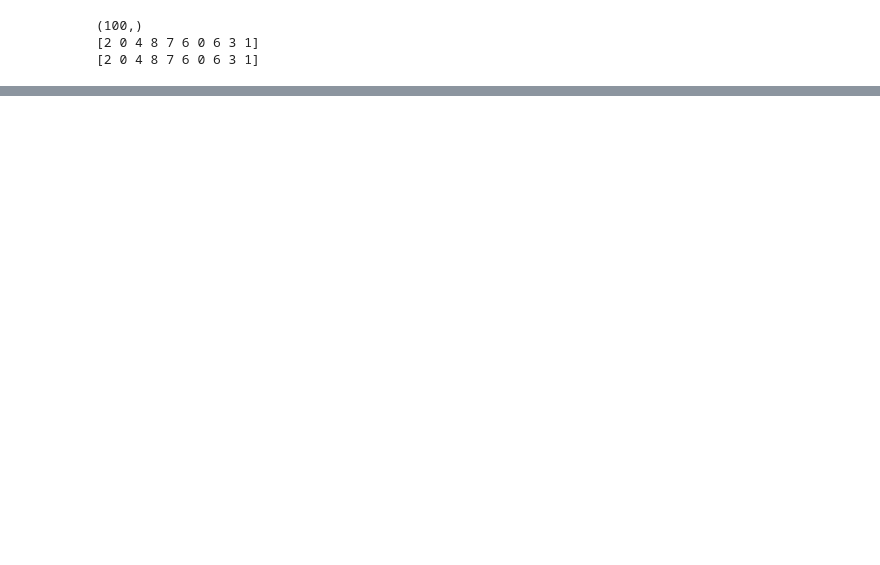
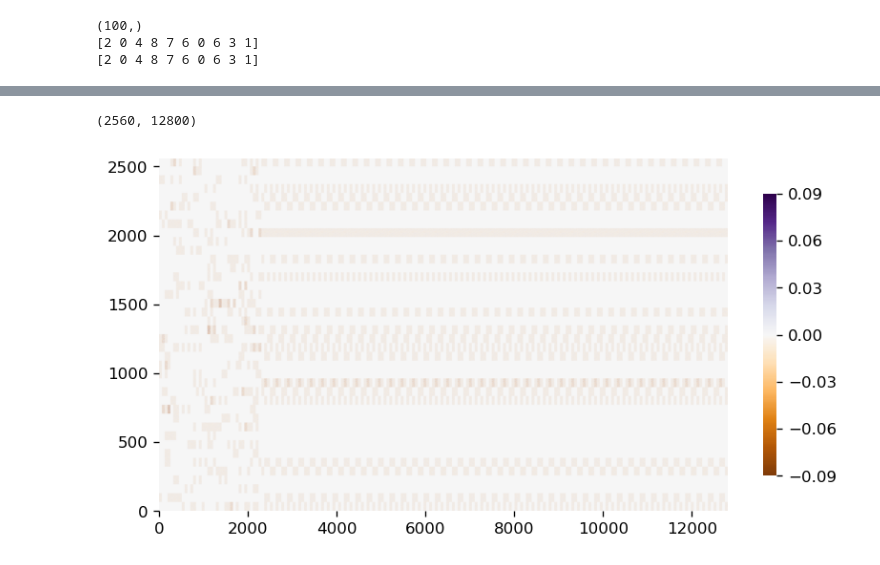
Before and after one commit to Integrated-Systems-Neuroengineering/scrramble, a Jupyter notebook: Notebooks/scrramble_mnist_recon.ipynb, the cells around one changed output, grey strips where cells are left out. Cells and saved outputs as stored; diff of their text form; code cells hidden in the pictures; blank space fills up the shorter version.

```diff
--- a/Notebooks/scrramble_mnist_recon.ipynb
+++ b/Notebooks/scrramble_mnist_recon.ipynb
@@ -220,0 +257,25 @@ print(batch['label'][:10])  # Print the first 10 labels
+# %%
+# untrained model
+untrained_model = ScRRAMBLeCapsNetWithReconstruction(
+    input_vector_size=1024,
+    capsule_size=256,
+    receptive_field_size=64,
+    connection_probability=0.2,
+    rngs=rngs,
+    layer_sizes=[50, 10],  # 20 capsules in the first layer and (translates to sum of layer_sizes cores total)
+    activation_function=nnx.relu
+)
+# %%
+caps_layers = untrained_model.scrramble_caps_layers
+primary_parent_conn = caps_layers[1].visualize_connectivity()
+primary_parent_conn.shape
+# %% [output]
+(2560, 12800)
+# %%
+fig, ax = plt.subplots(figsize=(8, 4), dpi=120)
+im = plt.imshow(primary_parent_conn, cmap='PuOr', aspect='auto', vmax=0.09, vmin=-0.09, origin='lower')
+cbar = plt.colorbar(im, ax=ax, ticks=[-0.09, -0.06, -0.03, 0, 0.03, 0.06, 0.09], shrink=0.8)
+cbar.outline.set_visible(False)
+sns.despine(fig, top=True, right=True, left=True, bottom=True)
+# %% [output]
+[figure, added]
```
Also changed, not shown: parts of 11 cells of this notebook, 1 other file.
